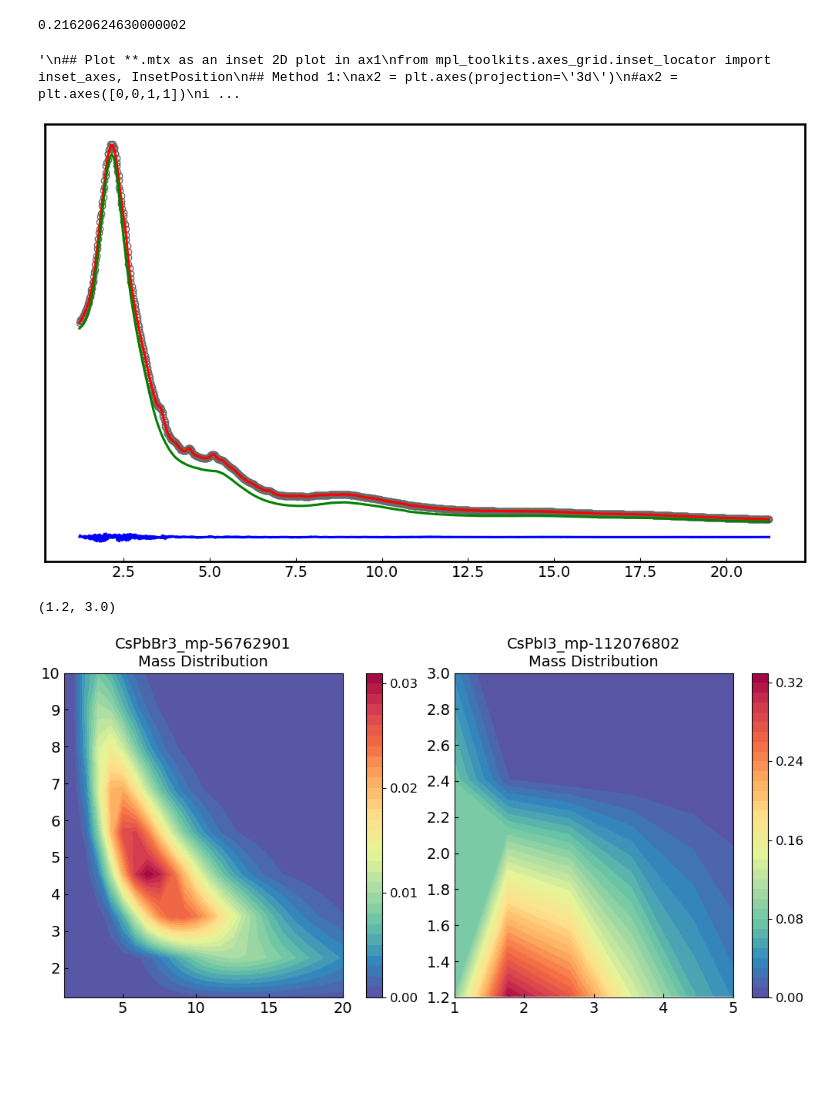
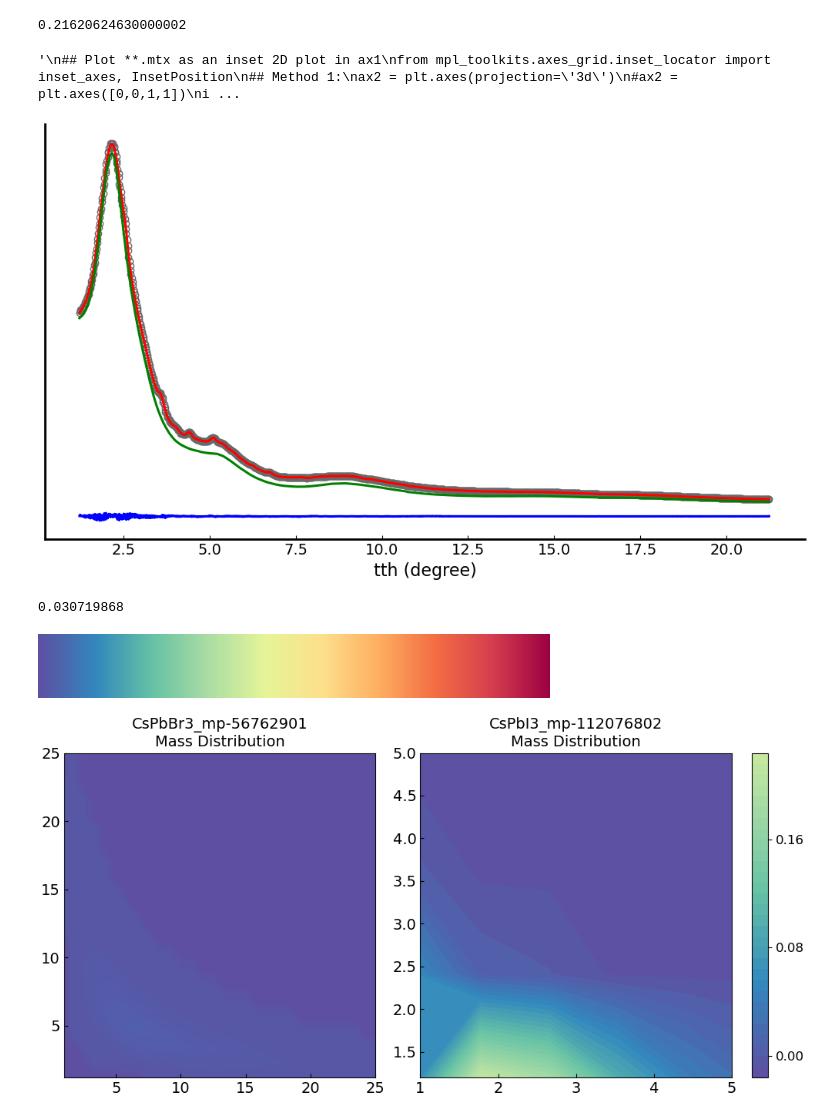
Before and after one commit to cheng-hung/Data_process, a Jupyter notebook: 20221228_DSE_ZnI2_04.ipynb, the cells around one changed output. Cells and saved outputs as stored; diff of their text form; code cells hidden in the pictures; blank space fills up the shorter version.

Commit message:
Plot DSE of ZnI2 4 uL/min

```diff
--- a/20221228_DSE_ZnI2_04.ipynb
+++ b/20221228_DSE_ZnI2_04.ipynb
@@ -138,10 +141,13 @@ ax1.set_yticks([])
 ax1.spines["left"].set_linewidth(spinewidth)
 ax1.spines["top"].set_linewidth(spinewidth)
 ax1.spines["right"].set_linewidth(spinewidth)
-#ax1.spines['left'].set_visible(False)
 
-imag_name = 'Best_cal_04.png'
-#plt.savefig(imag_name, dpi = 600,  transparent=True)
+ax1.set_xlabel('tth (degree)', fontsize=16, fontweight='regular')
+ax1.spines['right'].set_visible(False)
+ax1.spines['top'].set_visible(False)
+
+imag_name = 'ZnI2_04uL_min_DFA_03 no spines.png'
+# plt.savefig(cwd+imag_name, dpi = 600,  transparent=True)
 
 '''
 ## Plot **.mtx as an inset 2D plot in ax1
@@ -158,48 +164,64 @@ ax2 = inset_axes(ax1, width="120%", height="120%",
 '''
 # %% [output]
 '\n## Plot **.mtx as an inset 2D plot in ax1\nfrom mpl_toolkits.axes_grid.inset_locator import inset_axes, InsetPosition\n## Method 1:\nax2 = plt.axes(projection=\'3d\')\n#ax2 = plt.axes([0,0,1,1])\ni ...
-[figure, old version]
+[figure, new version]
+# %%
+df1[0]['Mass_Frac.'].max()
+# df1[1]['norm_mass_frac'].max()
+# %% [output]
+0.030719868
+# %%
+cmap
+# %% [output]
+[figure, added]
 # %%
 ## Plot **.mtx as an 2D plot in ax2
 f2, ax2 = plt.subplots(1, 2, figsize = (10, 5), gridspec_kw={'width_ratios': [1,1]}, constrained_layout=True)
 # ax2.flatten()
 titles = ['CsPbBr3_mp-56762901', 'CsPbI3_mp-112076802']
 tick_step = [0.01, 0.08]
 
 for i in range(len(df1)):
 # for i in range(1):
-    df_reshape = df1[i].pivot(index='Base_Diam.(e.c.)[nm]', columns='Height[nm]', values='Mass_Frac.')
+    df_reshape = df1[i].pivot(index='Base_Diam.(e.c.)[nm]', columns='Height[nm]', values='norm_mass_frac')
 
     X = np.array(df_reshape.index)
     Y = np.array(df_reshape.columns)
     X, Y = np.meshgrid(Y, X)
     Z = np.array(df_reshape)
-    # Z[Z==0.0] = np.nan
+    Z[Z==0.0] = -0.01
     # cs = ax2[i].contourf(X, Y, Z, cmap=cmap)
-    cs = ax2[i].contourf(X, Y, Z, levels=36, cmap=cmap)
+    # cs = ax2[i].contourf(X, Y, Z, levels=36, cmap=cmap)
+    cs = ax2[i].contourf(X, Y, Z, vmax = 0.6, levels=36, cmap=cmap)
 
     ax2[i].set_title(titles[i]+'\n'+'Mass Distribution', {'fontsize': 14, 'fontweight': 'normal'})
     #ax2[i].set_xticks([])
-    ax2[i].tick_params(axis='x', direction='in', labelsize=labelsize-4)
-    #ax2[i].set_yticks([])
-    ax2[i].tick_params(axis='y', direction='in', labelsize=labelsize-4)
+    ax2[i].tick_params(axis='both', direction='in', labelsize=labelsize-4)
+    # ax2[i].set_yticks([])
+    # ax2[i].tick_params(axis='y', direction='in', labelsize=labelsize-4)
     # ax2[i].set_zticks(np.arange(0.01, np.nanmax(Z), 0.02))
     # ax2[i].tick_params(axis='z', direction='in', labelsize=labelsize-4)
 
 
-    cbar = f2.colorbar(cs, shrink=1, aspect=20, ax=ax2[i])
-    cbar.set_ticks(np.arange(0, np.nanmax(Z), tick_step[i]))
-    cbar.ax.tick_params(labelsize=labelsize-6)
+    # cbar = f2.colorbar(cs, shrink=1, aspect=20, ax=ax2[i])
+    # cbar.set_ticks(np.arange(0, np.nanmax(Z), tick_step[i]))
+    # cbar.ax.tick_params(labelsize=labelsize-6)
 
 
-ax2[0].set_xlim(1, 20)   ## L_c
-ax2[0].set_ylim(1.2, 10)   ## D_ab
+cbar = f2.colorbar(cs, shrink=1, aspect=20)
+cbar.set_ticks(np.arange(0, np.nanmax(Z), tick_step[i]))
+cbar.ax.tick_params(labelsize=labelsize-6)
+
+ax2[0].set_xlim(1, 25)   ## L_c
+ax2[0].set_ylim(1.2, 25)   ## D_ab
 
 ax2[1].set_xlim(1, 5)   ## L_c
-ax2[1].set_ylim(1.2, 3)   ## D_ab
+ax2[1].set_ylim(1.2, 5)   ## D_ab
+
+imag_name = 'ZnI2_04uL_min_DFA_03 size.png'
+# plt.savefig(cwd+imag_name, dpi = 600,  transparent=True)
 # %% [output]
-(1.2, 3.0)
-[figure, old version]
+[figure, new version]
 # %%
 ## Plot **.mtx as an 3D plot in ax3
 f3 = plt.figure(figsize = (10, 6))
```
Also changed, not shown: parts of 4 cells of this notebook.
